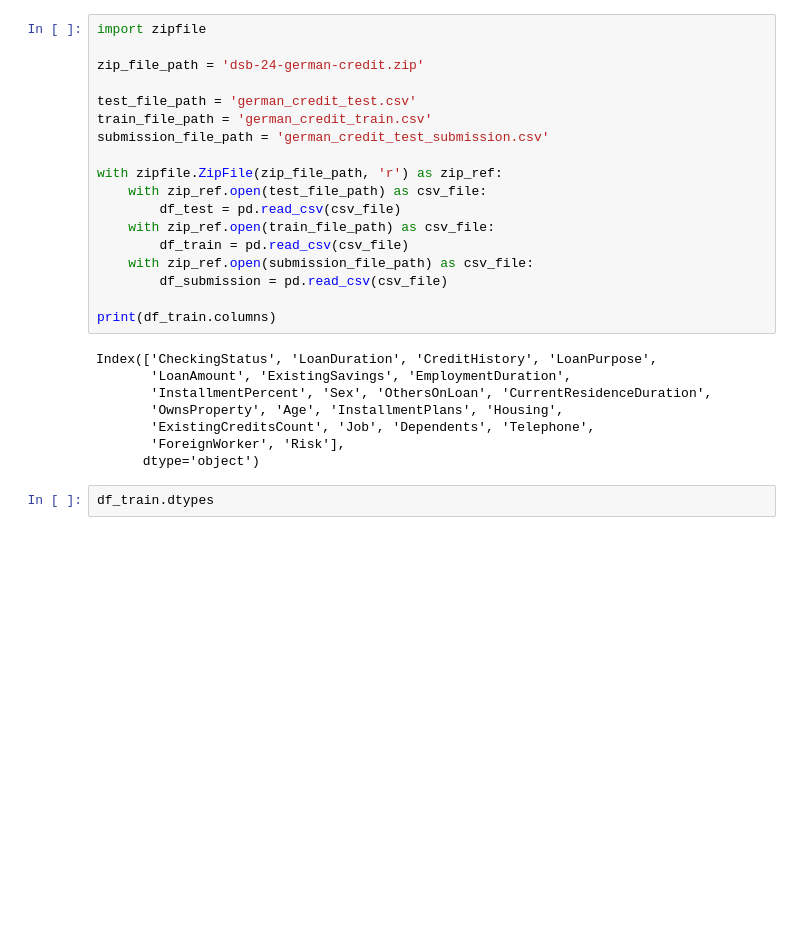
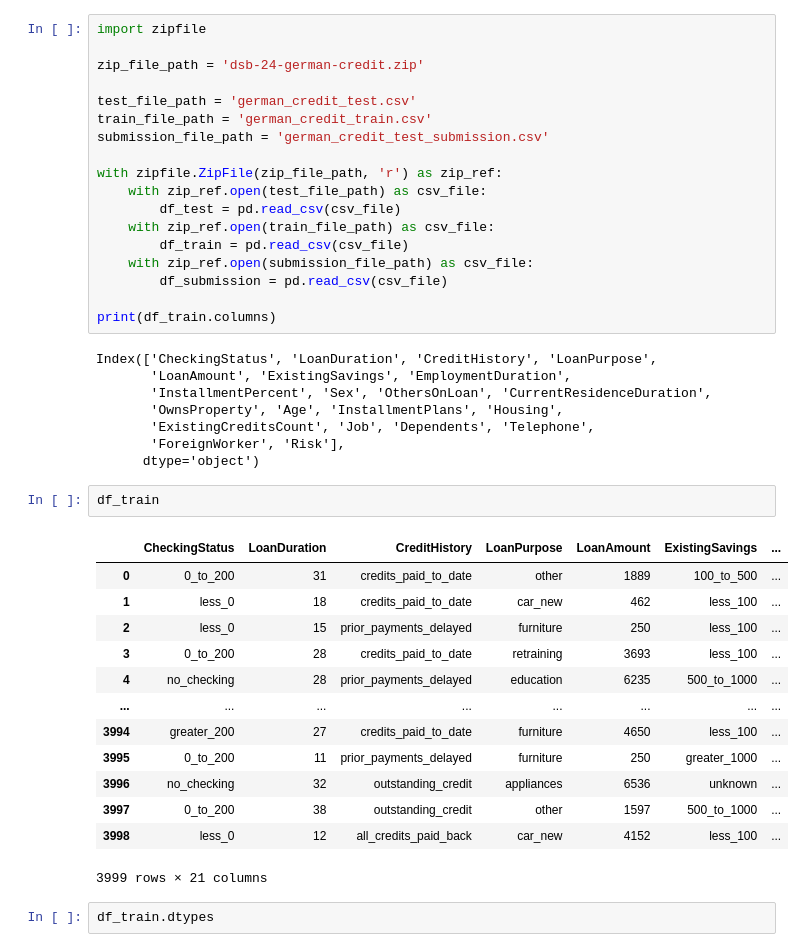
Before and after one commit to Thibaud001/German-Credit-scoring, a Jupyter notebook: Kaggle challenge.ipynb, the cells around one changed output. Saved outputs shown, nothing was run; the diff lists cells and outputs as text; blank space fills up the shorter version.

```diff
--- a/Kaggle challenge.ipynb
+++ b/Kaggle challenge.ipynb
@@ -28,6 +28,22 @@ Index(['CheckingStatus', 'LoanDuration', 'CreditHistory', 'LoanPurpose',
        'ExistingCreditsCount', 'Job', 'Dependents', 'Telephone',
        'ForeignWorker', 'Risk'],
       dtype='object')
+# %%
+df_train
+# %% [output]
+|  | CheckingStatus | LoanDuration | CreditHistory | LoanPurpose | LoanAmount | ExistingSavings | ... |
+| 0 | 0_to_200 | 31 | credits_paid_to_date | other | 1889 | 100_to_500 | ... |
+| 1 | less_0 | 18 | credits_paid_to_date | car_new | 462 | less_100 | ... |
+| 2 | less_0 | 15 | prior_payments_delayed | furniture | 250 | less_100 | ... |
+| 3 | 0_to_200 | 28 | credits_paid_to_date | retraining | 3693 | less_100 | ... |
+| 4 | no_checking | 28 | prior_payments_delayed | education | 6235 | 500_to_1000 | ... |
+| ... | ... | ... | ... | ... | ... | ... | ... |
+| 3994 | greater_200 | 27 | credits_paid_to_date | furniture | 4650 | less_100 | ... |
+| 3995 | 0_to_200 | 11 | prior_payments_delayed | furniture | 250 | greater_1000 | ... |
+| 3996 | no_checking | 32 | outstanding_credit | appliances | 6536 | unknown | ... |
+| 3997 | 0_to_200 | 38 | outstanding_credit | other | 1597 | 500_to_1000 | ... |
+| 3998 | less_0 | 12 | all_credits_paid_back | car_new | 4152 | less_100 | ... |
+3999 rows × 21 columns
 # %%
 df_train.dtypes
 # %% [output]
```
Also changed, not shown: parts of 20 cells of this notebook, 27 other files.
